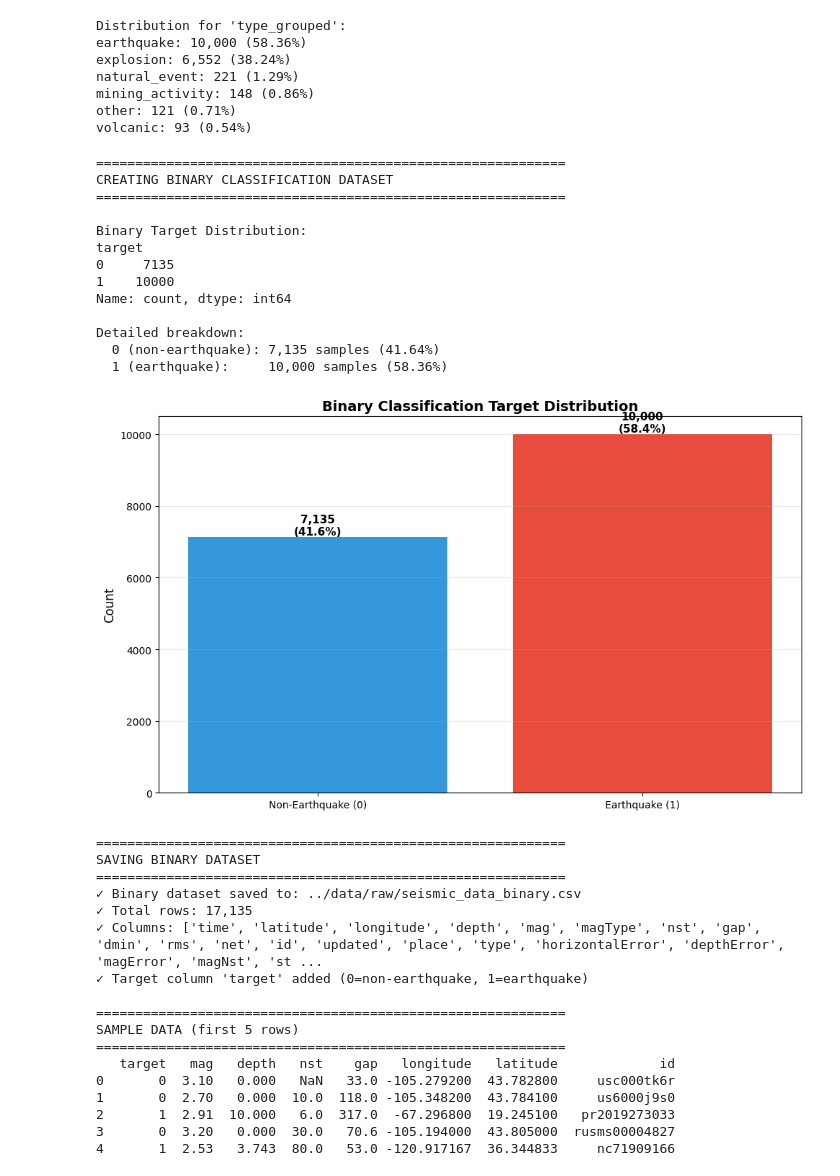
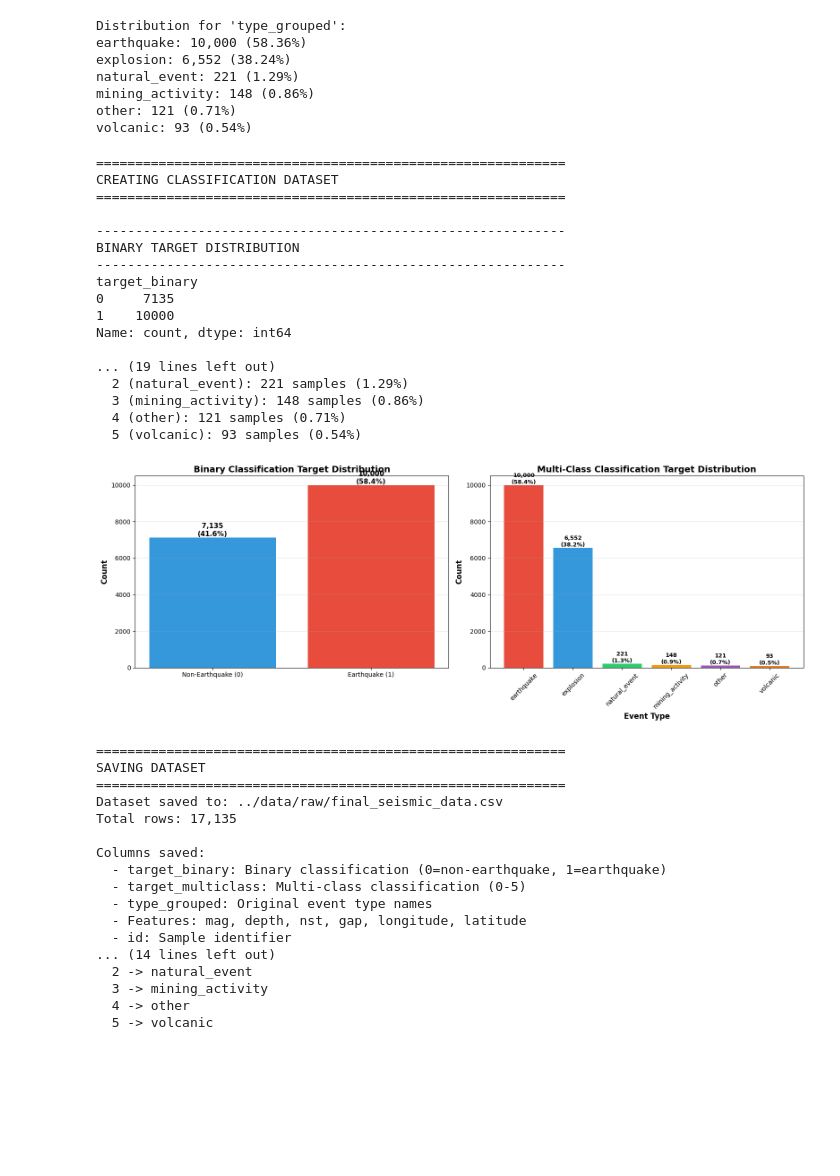
Before and after one commit to psiku/FO--ml-seismic-classifier, a Jupyter notebook: notebooks/dataset_classification.ipynb, the cells around one changed output. Cells and saved outputs as stored; diff of their text form; code cells hidden in the pictures; blank space fills up the shorter version.

```diff
--- a/notebooks/dataset_classification.ipynb
+++ b/notebooks/dataset_classification.ipynb
@@ -104,39 +104,43 @@ mining_activity: 148 (0.86%)
 other: 121 (0.71%)
 volcanic: 93 (0.54%)
 # %%
-df_binary = save_binary_classification_dataset(
+df_binary = save_classification_dataset(
     df_balanced,
-    output_path="../data/raw/seismic_data_binary.csv"
+    output_path="../data/raw/final_seismic_data.csv"
 )
 # %% [output]
 ============================================================
-CREATING BINARY CLASSIFICATION DATASET
+CREATING CLASSIFICATION DATASET
 ============================================================
 
-Binary Target Distribution:
-target
+------------------------------------------------------------
+BINARY TARGET DISTRIBUTION
+------------------------------------------------------------
+target_binary
 0     7135
 1    10000
 Name: count, dtype: int64
 
-Detailed breakdown:
-  0 (non-earthquake): 7,135 samples (41.64%)
-  1 (earthquake):     10,000 samples (58.36%)
+... (19 lines left out)
+  2 (natural_event): 221 samples (1.29%)
+  3 (mining_activity): 148 samples (0.86%)
+  4 (other): 121 samples (0.71%)
+  5 (volcanic): 93 samples (0.54%)
-[figure, old version]
+[figure, new version]
 ============================================================
-SAVING BINARY DATASET
+SAVING DATASET
 ============================================================
-✓ Binary dataset saved to: ../data/raw/seismic_data_binary.csv
-✓ Total rows: 17,135
-✓ Columns: ['time', 'latitude', 'longitude', 'depth', 'mag', 'magType', 'nst', 'gap', 'dmin', 'rms', 'net', 'id', 'updated', 'place', 'type', 'horizontalError', 'depthError', 'magError', 'magNst', 'st ...
-✓ Target column 'target' added (0=non-earthquake, 1=earthquake)
+Dataset saved to: ../data/raw/final_seismic_data.csv
+Total rows: 17,135
 
-============================================================
-SAMPLE DATA (first 5 rows)
-============================================================
-   target   mag   depth   nst    gap   longitude   latitude             id
-0       0  3.10   0.000   NaN   33.0 -105.279200  43.782800     usc000tk6r
-1       0  2.70   0.000  10.0  118.0 -105.348200  43.784100     us6000j9s0
-2       1  2.91  10.000   6.0  317.0  -67.296800  19.245100   pr2019273033
-3       0  3.20   0.000  30.0   70.6 -105.194000  43.805000  rusms00004827
-4       1  2.53   3.743  80.0   53.0 -120.917167  36.344833     nc71909166
+Columns saved:
+  - target_binary: Binary classification (0=non-earthquake, 1=earthquake)
+  - target_multiclass: Multi-class classification (0-5)
+  - type_grouped: Original event type names
+  - Features: mag, depth, nst, gap, longitude, latitude
+  - id: Sample identifier
+... (14 lines left out)
+  2 -> natural_event
+  3 -> mining_activity
+  4 -> other
+  5 -> volcanic
```
Also changed, not shown: parts of 1 cell of this notebook, 8 other files.
